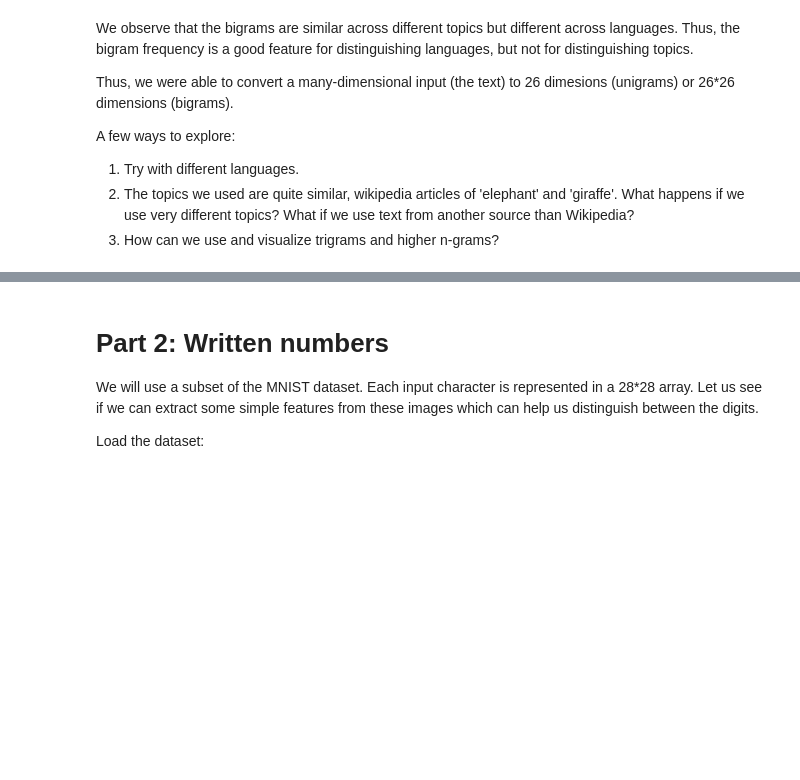
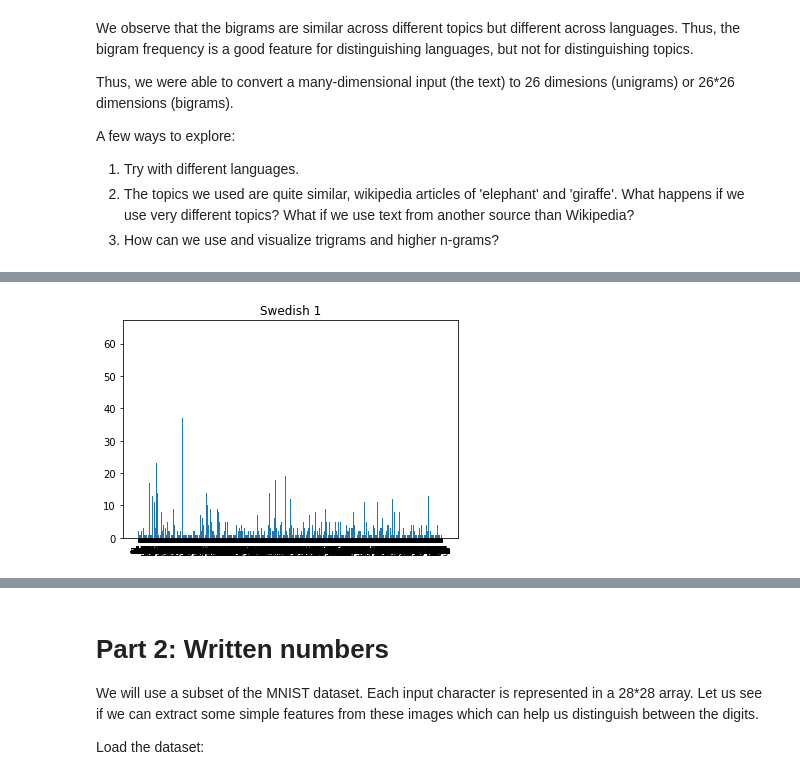
Before and after one commit to shrestha001/fmml2021, a Jupyter notebook: Lab1_Features.ipynb, the cells around one changed output, grey strips where cells are left out. Drawn from its saved outputs; the diff is of its cells as text; code cells hidden in the pictures; blank space fills up the shorter version.

```diff
--- a/Lab1_Features.ipynb
+++ b/Lab1_Features.ipynb
@@ -240,0 +262,7 @@ swe2 = wikipedia.page(topic2).content
+# %%
+tri_swe1 = Counter(ngrams(swe1,3))
+plothistogram(tri_swe1)
+plt.title('Swedish 1')
+plt.show()
+# %% [output]
+[figure, added]
```
Also changed, not shown: parts of 9 cells of this notebook.
